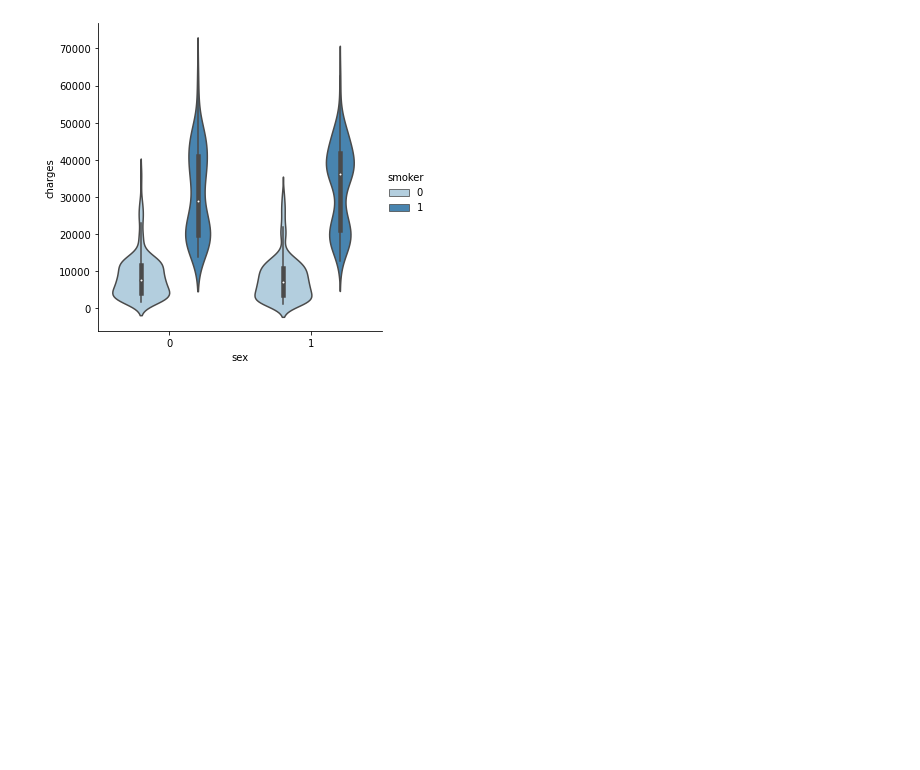
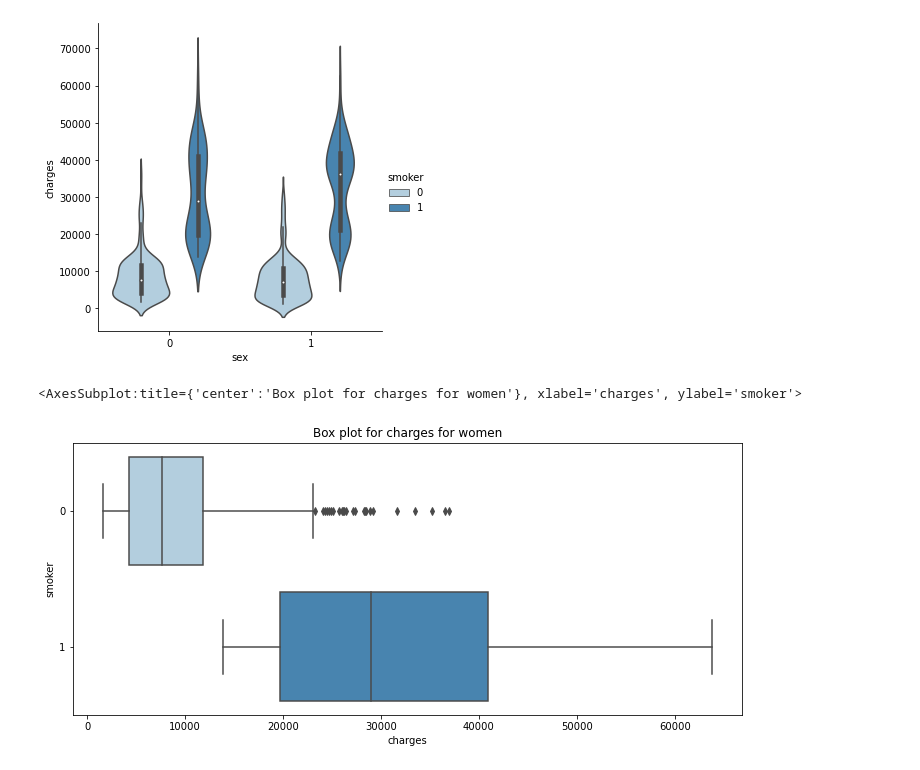
Before and after one commit to Shekswess/Medical-Insurance-Cost, a Jupyter notebook: notebook.ipynb, the cells around one changed output. Drawn from its saved outputs; the diff is of its cells as text; code cells hidden in the pictures; blank space fills up the shorter version.

```diff
--- a/notebook.ipynb
+++ b/notebook.ipynb
@@ -241,3 +241,11 @@ sns.catplot(x='sex',y='charges',hue='smoker',palette='Blues',kind='violin',data=
 # %% [output]
 <seaborn.axisgrid.FacetGrid at 0x...>
 [figure]
+# %%
+# Lets see the relation between sex(gender) and smoker and charges using the box
+plt.figure(figsize=(12,5))
+plt.title('Box plot for charges for women')
+sns.boxplot(y='smoker',x='charges',data=df_region[(df_region.sex == 0)] , orient='h', palette='Blues')
+# %% [output]
+<AxesSubplot:title={'center':'Box plot for charges for women'}, xlabel='charges', ylabel='smoker'>
+[figure, added]
```
Also changed, not shown: parts of 4 cells of this notebook.
